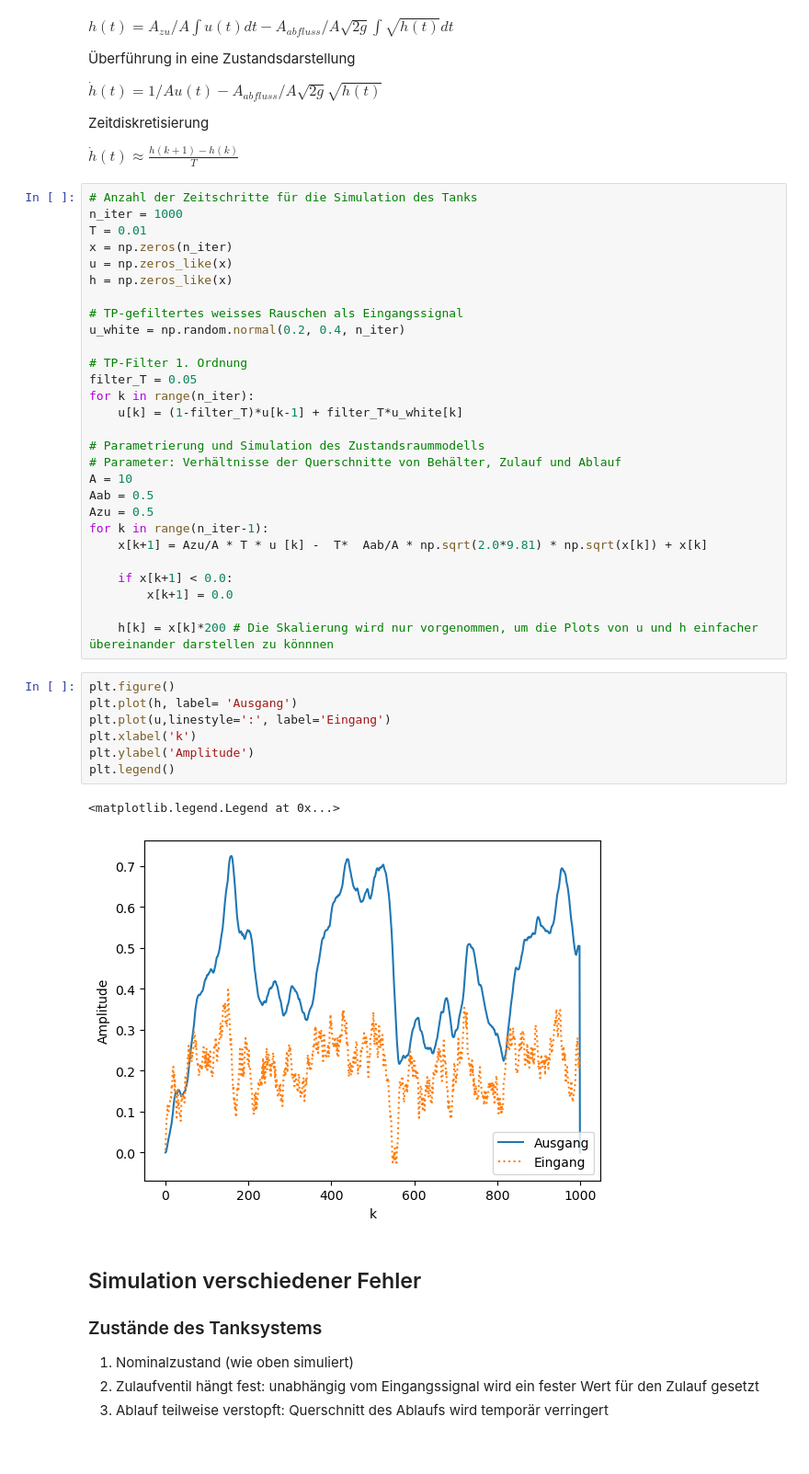
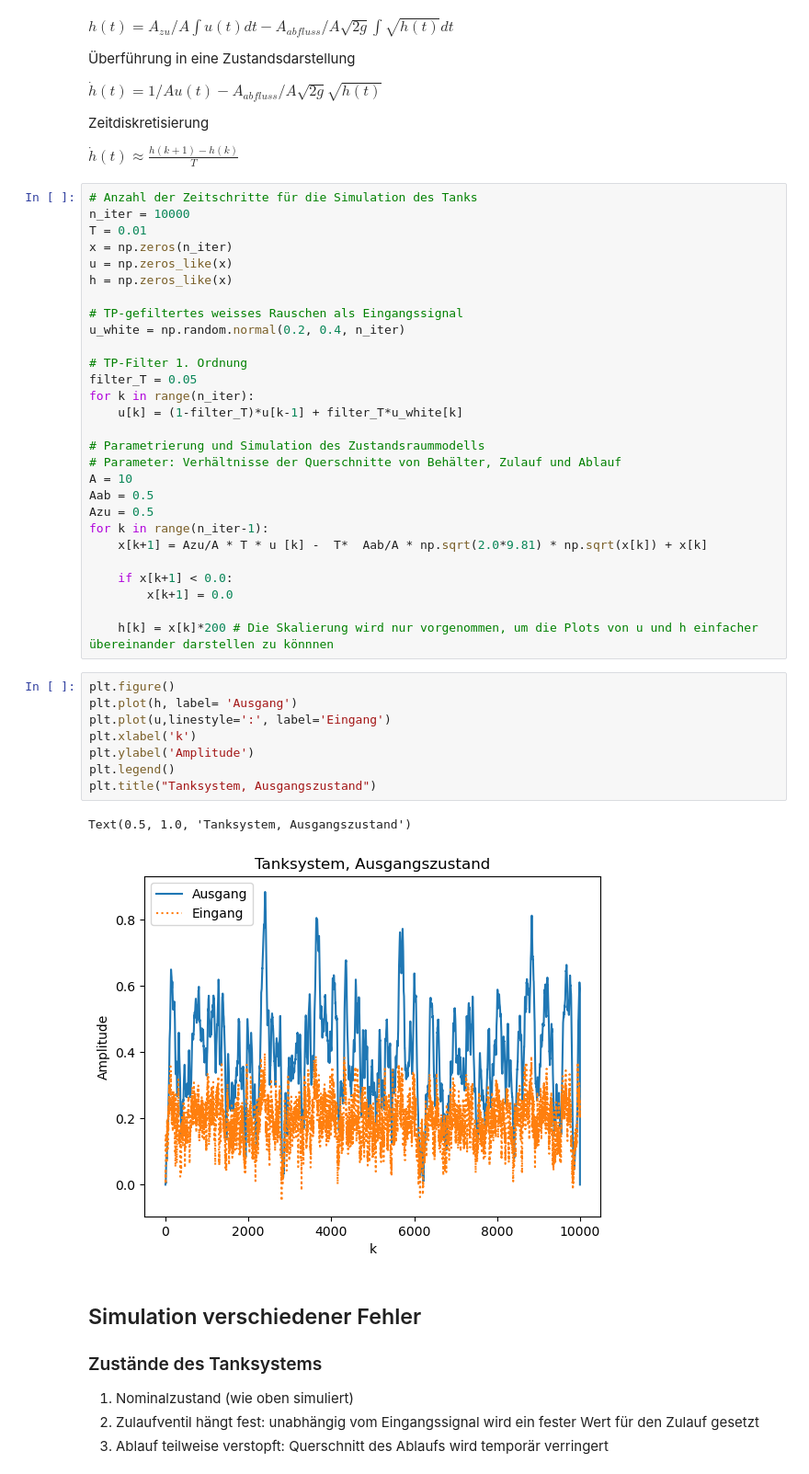
Before and after one commit to mayerd2/python_experiments, a Jupyter notebook: RBF Fault Identification Tank.ipynb, the cells around one changed output. Shown at 92% size. Cells and saved outputs as stored; diff of their text form; blank space fills up the shorter version.

```diff
--- a/RBF Fault Identification Tank.ipynb
+++ b/RBF Fault Identification Tank.ipynb
@@ -22,7 +21,7 @@ Zeitdiskretisierung
 $ \dot{h}(t) \approx \frac{h(k+1) - h(k) }{T} $
 # %%
 # Anzahl der Zeitschritte für die Simulation des Tanks
-n_iter = 1000
+n_iter = 10000
 T = 0.01
 x = np.zeros(n_iter)
 u = np.zeros_like(x)
@@ -51,13 +50,14 @@ for k in range(n_iter-1):
 # %%
 plt.figure()
 plt.plot(h, label= 'Ausgang')
 plt.plot(u,linestyle=':', label='Eingang')
 plt.xlabel('k')
 plt.ylabel('Amplitude')
 plt.legend()
+plt.title("Tanksystem, Ausgangszustand")
 # %% [output]
-<matplotlib.legend.Legend at 0x...>
+Text(0.5, 1.0, 'Tanksystem, Ausgangszustand')
-[figure, old version]
+[figure, new version]
 # %% [markdown]
 ## Simulation verschiedener Fehler
 
```
Also changed, not shown: parts of 34 cells of this notebook.
